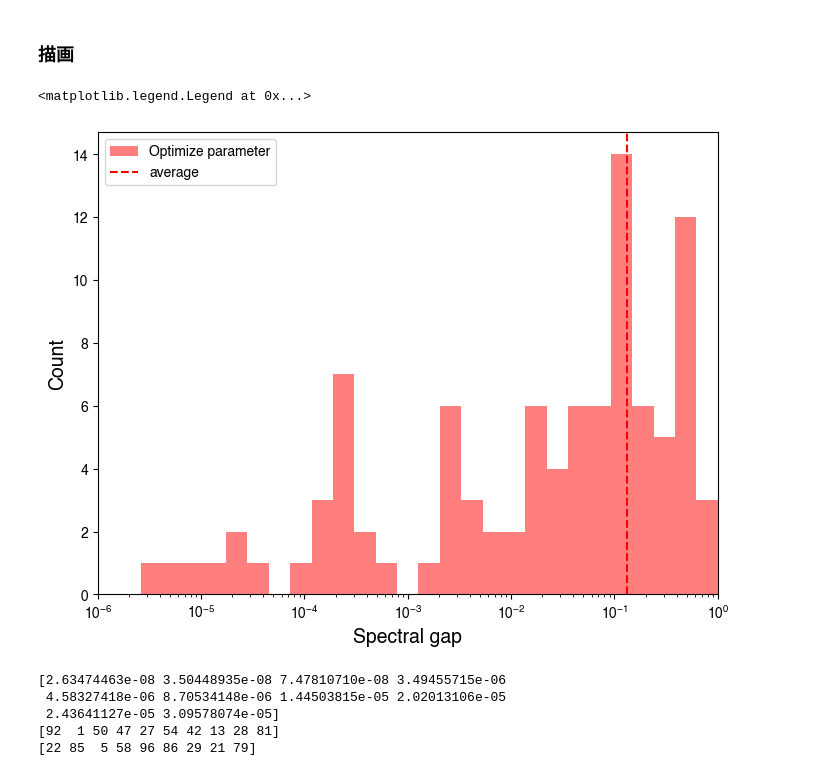
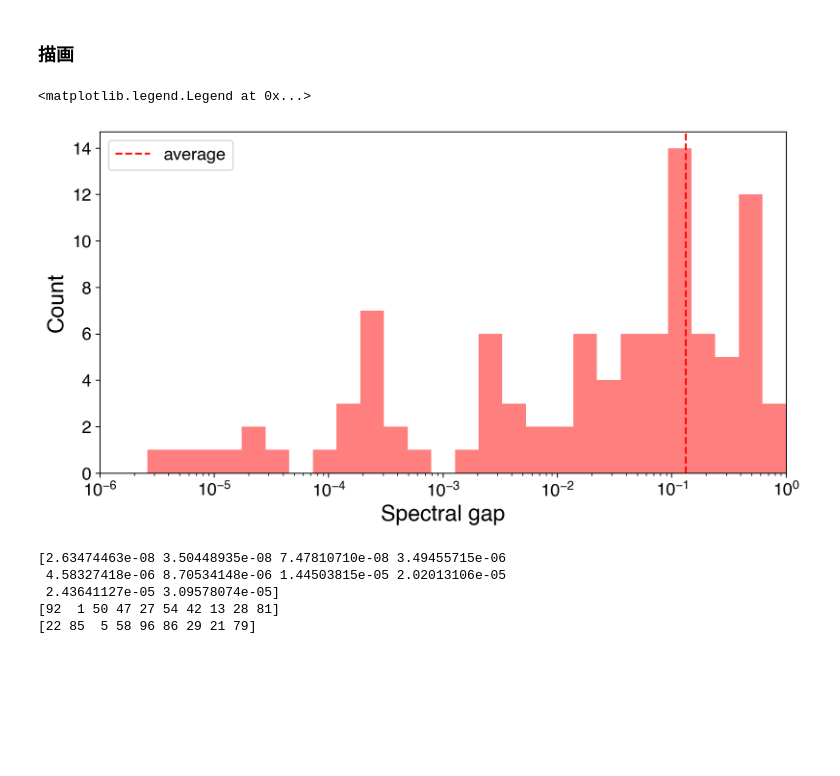
Before and after one commit to yuichiro-nakano/data_for_qaoa-made-mcmc, a Jupyter notebook: notebooks/20240703_spectral_gap_analysis.ipynb, the cells around one changed output. Cells and saved outputs as stored; diff of their text form; code cells hidden in the pictures; blank space fills up the shorter version.

```diff
--- a/notebooks/20240703_spectral_gap_analysis.ipynb
+++ b/notebooks/20240703_spectral_gap_analysis.ipynb
@@ -61,17 +61,18 @@ print(gap_data.shape)
 # %%
 bins = np.logspace(-6, 0, num=30)
 
-fig1, ax1 = plt.subplots(figsize=(8,6))
-ax1.hist(gap_data[0], bins=bins, color='red', alpha=0.5, label='Optimize parameter')
+fig1, ax1 = plt.subplots(figsize=(10,5), dpi=200)
+ax1.hist(gap_data[0], bins=bins, color='red', alpha=0.5)
 ax1.axvline(np.average(gap_data[0]), linestyle='--', color='red', label='average')
 ax1.set_xscale('log')
 ax1.set_xlim(1e-6, 1)
-ax1.set_xlabel("Spectral gap", {"fontsize": 14})
-ax1.set_ylabel("Count", {"fontsize": 14})
-ax1.legend()
+ax1.set_xlabel("Spectral gap", {"fontsize": 18})
+ax1.set_ylabel("Count", {"fontsize": 18})
+ax1.tick_params(labelsize=14)
+ax1.legend(fontsize=14)
 # %% [output]
 <matplotlib.legend.Legend at 0x...>
-[figure, old version]
+[figure, new version]
 # %%
 gap_rank = np.sort(gap_data[0])
 print(gap_rank[0:10])
```
Also changed, not shown: parts of 4 cells of this notebook.
